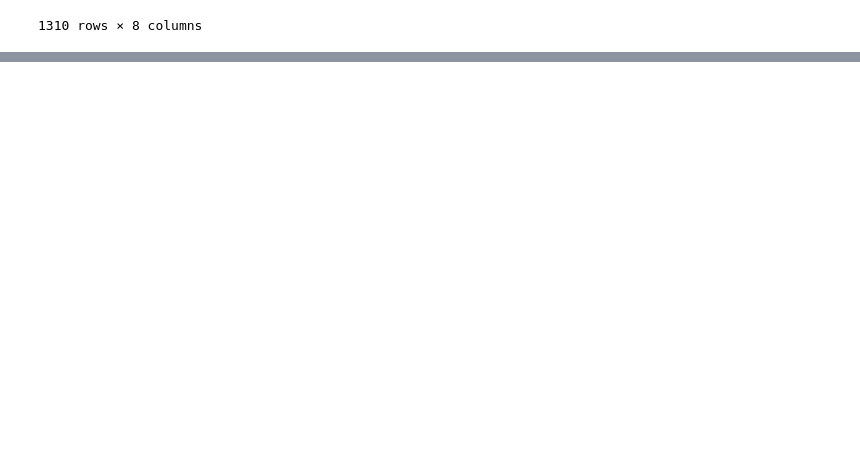
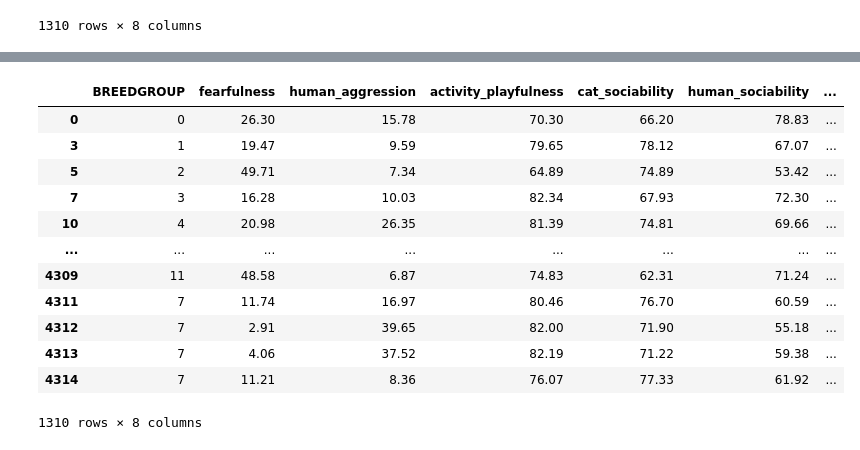
Before and after one commit to gialmisi/catsanddogs, a Jupyter notebook: experimenting.ipynb, the cells around one changed output, grey strips where cells are left out. Cells and saved outputs as stored; diff of their text form; code cells hidden in the pictures; blank space fills up the shorter version.

Commit message:
Cats now in numerical categoires. Added conversion data for reference to change numerical value back to breed.

```diff
--- a/experimenting.ipynb
+++ b/experimenting.ipynb
@@ -83,0 +84,3 @@ pf_data.to_csv("./data/pf_data.csv", index=False)
+# %%
+cats = dict(Counter(pf_data["BREEDGROUP"]))
+cats
@@ -83,0 +105,2 @@ pf_data.to_csv("./data/pf_data.csv", index=False)
+# %%
+cats_as_num = {f"{key}": i for (i, key) in enumerate(cats)}
@@ -83,0 +127,18 @@ pf_data.to_csv("./data/pf_data.csv", index=False)
+# %%
+pf_data['BREEDGROUP'] = pf_data['BREEDGROUP'].map(cats_as_num)
+# %%
+pf_data
+# %% [output]
+|  | BREEDGROUP | fearfulness | human_aggression | activity_playfulness | cat_sociability | human_sociability | ... |
+| 0 | 0 | 26.30 | 15.78 | 70.30 | 66.20 | 78.83 | ... |
+| 3 | 1 | 19.47 | 9.59 | 79.65 | 78.12 | 67.07 | ... |
+| 5 | 2 | 49.71 | 7.34 | 64.89 | 74.89 | 53.42 | ... |
+| 7 | 3 | 16.28 | 10.03 | 82.34 | 67.93 | 72.30 | ... |
+| 10 | 4 | 20.98 | 26.35 | 81.39 | 74.81 | 69.66 | ... |
+| ... | ... | ... | ... | ... | ... | ... | ... |
+| 4309 | 11 | 48.58 | 6.87 | 74.83 | 62.31 | 71.24 | ... |
+| 4311 | 7 | 11.74 | 16.97 | 80.46 | 76.70 | 60.59 | ... |
+| 4312 | 7 | 2.91 | 39.65 | 82.00 | 71.90 | 55.18 | ... |
+| 4313 | 7 | 4.06 | 37.52 | 82.19 | 71.22 | 59.38 | ... |
+| 4314 | 7 | 11.21 | 8.36 | 76.07 | 77.33 | 61.92 | ... |
+1310 rows × 8 columns
```
Also changed, not shown: parts of 7 cells of this notebook, 2 other files.
